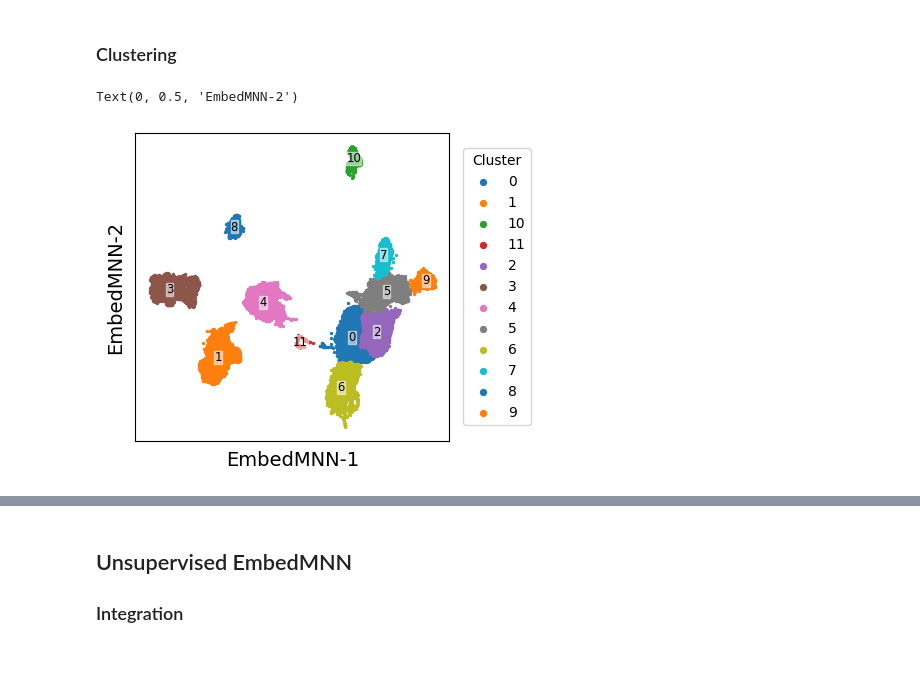
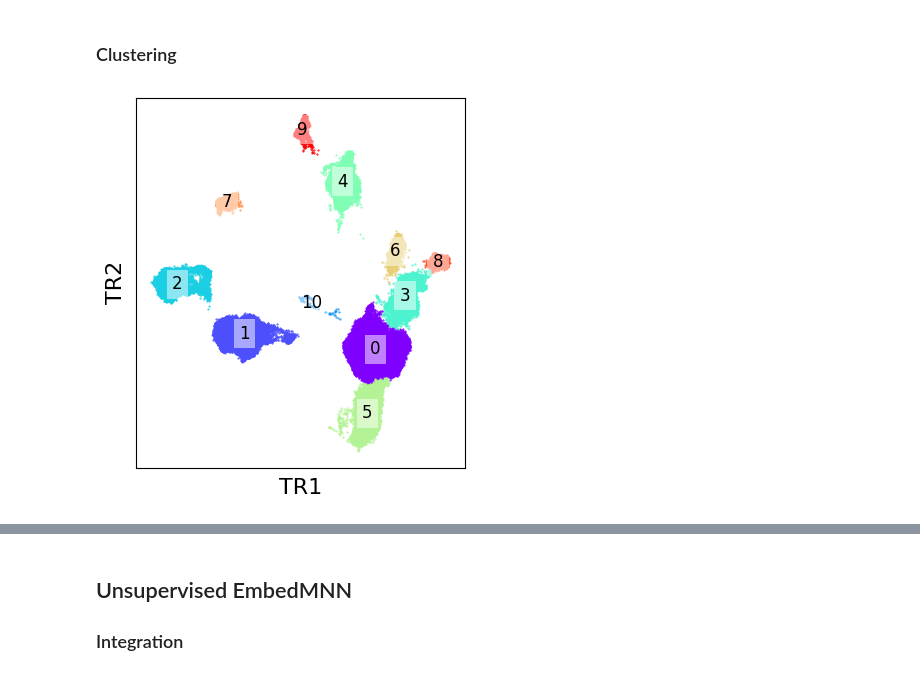
Before and after one commit to sysbio-curie/transmorph, a Jupyter notebook: reproducibility/scenario_1_joint_datasets_embedding.ipynb, the cells around one changed output, grey strips where cells are left out. Saved outputs shown, nothing was run; the diff lists cells and outputs as text; code cells hidden in the pictures.

```diff
--- a/reproducibility/scenario_1_joint_datasets_embedding.ipynb
+++ b/reproducibility/scenario_1_joint_datasets_embedding.ipynb
@@ -141,16 +74,13 @@ np.savetxt('data/joint_embedding/embedmnn_supervised.csv', X_tot)
 ### Clustering
 # %%
 from transmorph.utils.graph import cluster_anndatas
+import matplotlib.pyplot as plt
 
-cluster_anndatas(datasets.values(), use_rep="emsup", cluster_key="cluster_emsup", resolution=.025)
+cluster_anndatas(datasets.values(), use_rep="X_transmorph", cluster_key="cluster_emsup", resolution=.025)
 for adata in datasets.values():
     adata.obs['cluster_emsup'] = adata.obs['cluster_emsup'].astype(str)
 
-fig = plt.figure(figsize=(4.5,4))
-scatter_plot(fig, datasets, "emsup", "cluster_emsup", legendtitle="Cluster", legend_on_plot=True)
-plt.xlabel("EmbedMNN-1", fontsize=14)
-plt.ylabel("EmbedMNN-2", fontsize=14)
+trplt.scatter_plot(datasets, use_rep="X_transmorph", color_by="cluster_emsup", labels_on_plot=True, xlabel="TR1", ylabel="TR2")
 # %% [output]
-Text(0, 0.5, 'EmbedMNN-2')
-[figure, old version]
+[figure, new version]
 # %%
```
Also changed, not shown: parts of 15 cells of this notebook, 2 other files.
